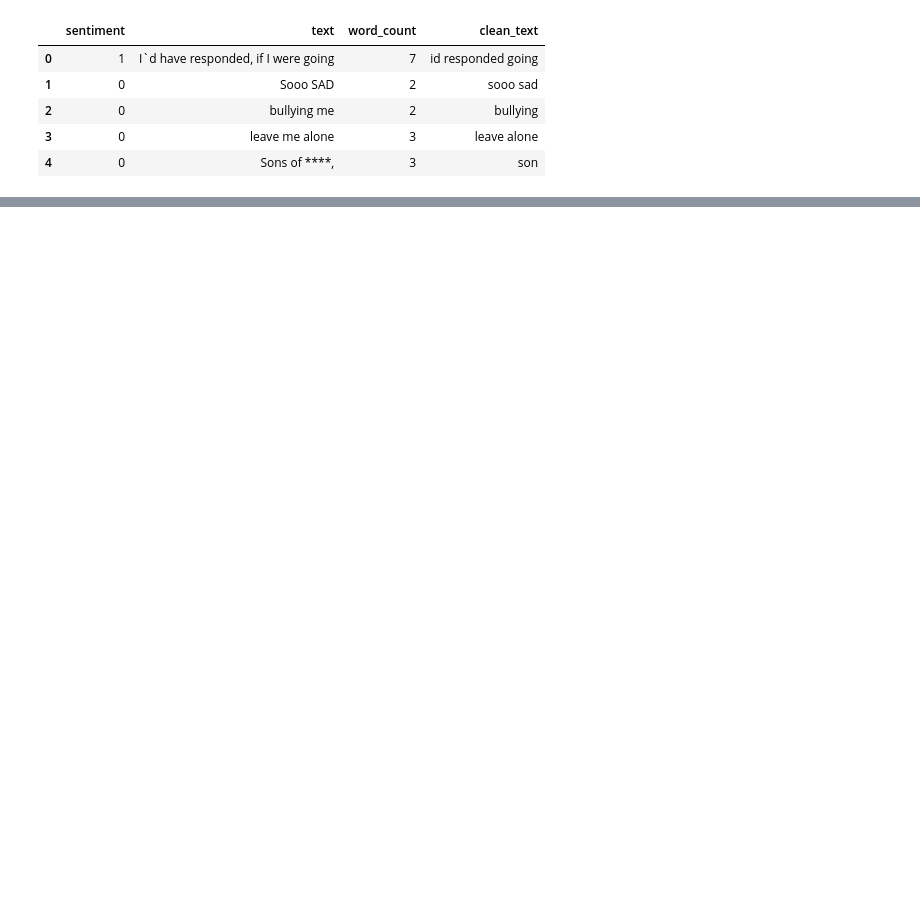
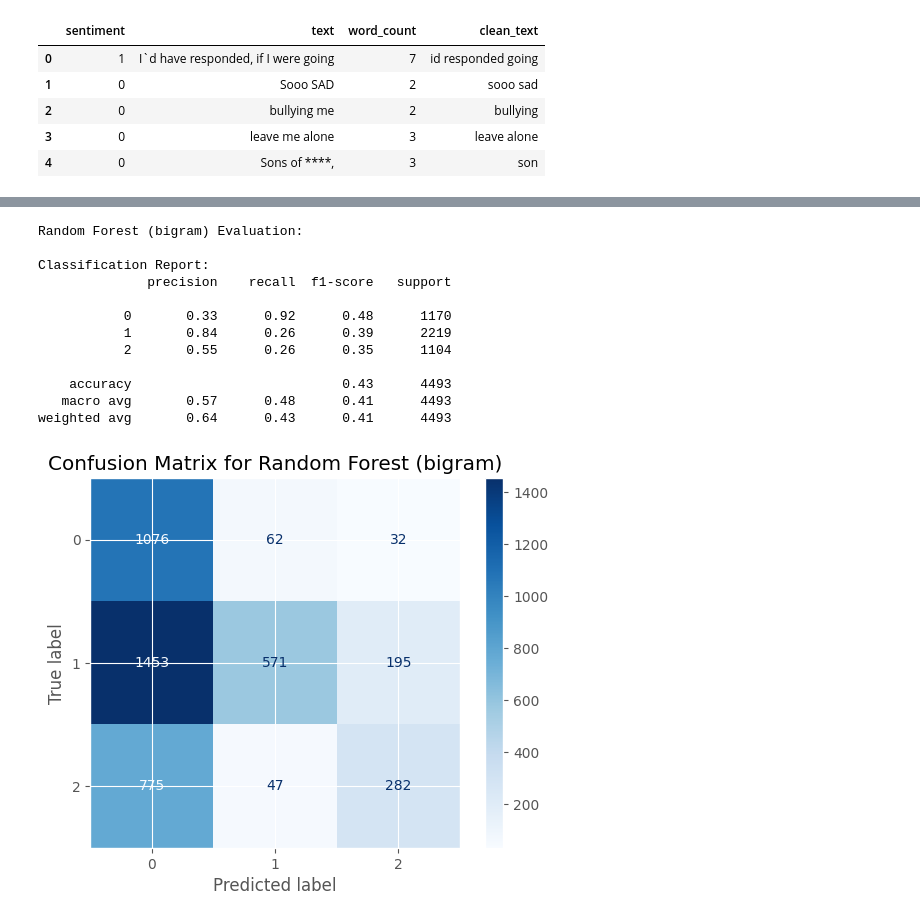
Before and after one commit to 4n1sh/AML, a Jupyter notebook: notebook/Sentiment.ipynb, the cells around one changed output, grey strips where cells are left out. Cells and saved outputs as stored; diff of their text form; code cells hidden in the pictures; blank space fills up the shorter version.

```diff
--- a/notebook/Untitled.ipynb
+++ b/notebook/Sentiment.ipynb
@@ -402,0 +454,16 @@ display_ROC(y_test, proba,sentiment_class , title="Random Forest")
+# %%
+generate_evaluation(random_forest_tfidf_bigram, "Random Forest (bigram)")
+# %% [output]
+Random Forest (bigram) Evaluation:
+
+Classification Report:
+              precision    recall  f1-score   support
+
+           0       0.33      0.92      0.48      1170
+           1       0.84      0.26      0.39      2219
+           2       0.55      0.26      0.35      1104
+
+    accuracy                           0.43      4493
+   macro avg       0.57      0.48      0.41      4493
+weighted avg       0.64      0.43      0.41      4493
+[figure, added]
```
Also changed, not shown: parts of 31 cells of this notebook, 1 other file.
